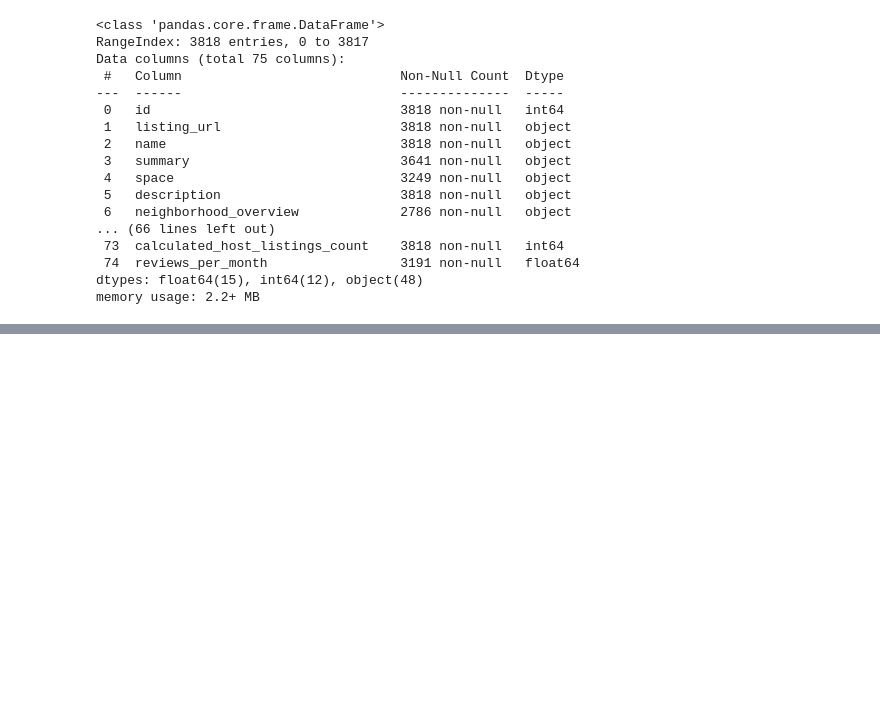
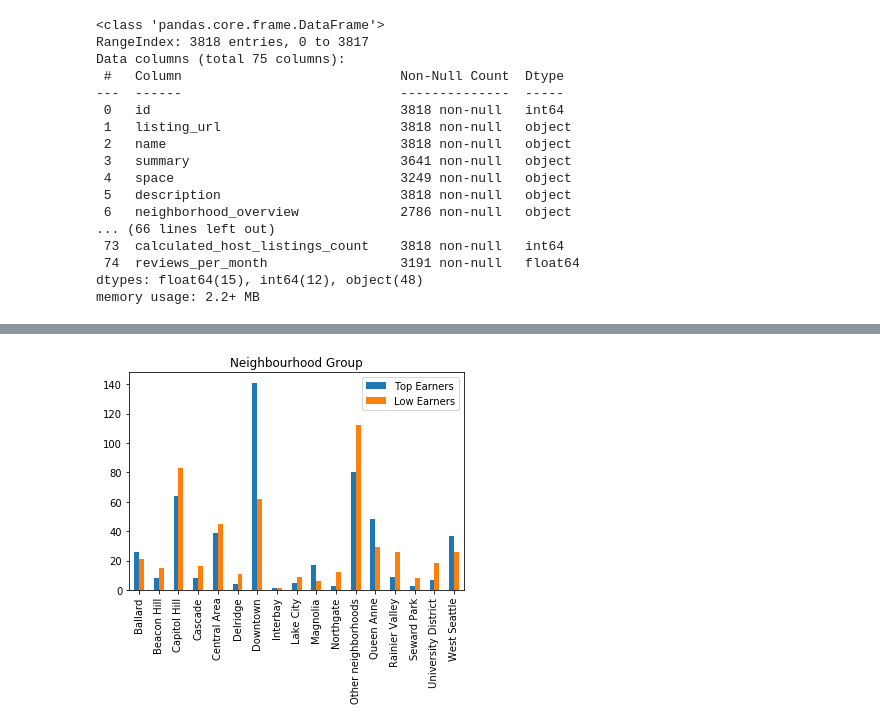
Before and after one commit to osama1991bokhari/Project4_Writing_Blog, a Jupyter notebook: Project 4 Writing a Data Scientist blog post.ipynb, the cells around one changed output, grey strips where cells are left out. Drawn from its saved outputs; the diff is of its cells as text; code cells hidden in the pictures; blank space fills up the shorter version.

```diff
--- a/Project 4 Writing a Data Scientist blog post.ipynb
+++ b/Project 4 Writing a Data Scientist blog post.ipynb
@@ -503,0 +547,7 @@ avaialble_per_month.plot.bar()
+# %%
+y1 = top_earners_dataset.neighbourhood_group_cleansed.value_counts()
+y2 = low_earners_dataset.neighbourhood_group_cleansed.value_counts()
+top_bot = pd.DataFrame({'Top Earners':y1,'Low Earners':y2})
+top_bot.plot.bar(title="Neighbourhood Group");
+# %% [output]
+[figure, added]
```
Also changed, not shown: parts of 23 cells of this notebook, 1 other file.
